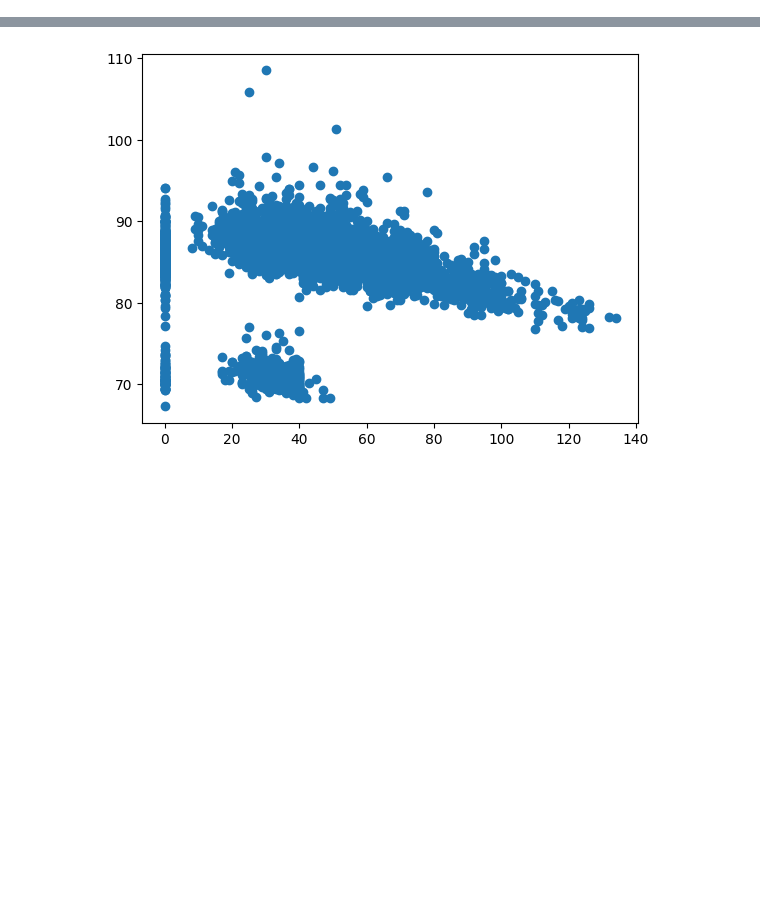
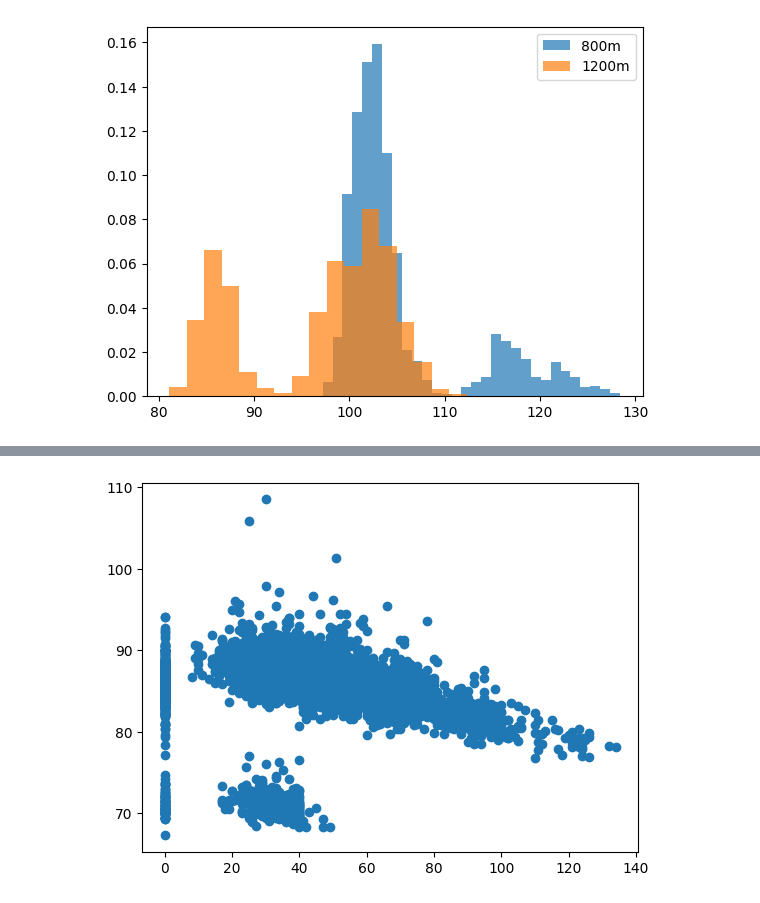
Before and after one commit to chomgid/HorceRacingPrediction2023, a Jupyter notebook: Jaehoon/edaedaeda.ipynb, the cells around one changed output, grey strips where cells are left out. Saved outputs shown, nothing was run; the diff lists cells and outputs as text; code cells hidden in the pictures; blank space fills up the shorter version.

```diff
--- a/Jaehoon/edaedaeda.ipynb
+++ b/Jaehoon/edaedaeda.ipynb
@@ -14,10 +30,10 @@ data['조교사위탁승률']=data['조교사위탁경주마1위승률']+data['
 data['체중변화']=data['체중증감']/(data['마체중']-data['체중증감'])
 
 
-data=data.drop(columns=['체중증감','조교사위탁경주마1위승률','조교사위탁경주마2위승률','기수통산1착승률','기수통산2착승률','기수최근1년간1착승률','기수최근1년간2착승률','조교사통산1착승률','조교사통산2착승률','조교사최근1년간1착승률','조교사최근1년간2착승률','horse_total_post1','horse_total_post2','horse_recent_post1','horse_recent_post2'])
+data=data.drop(columns=['풍향(16방위)','체중증감','조교사위탁경주마1위승률','조교사위탁경주마2위승률','기수통산1착승률','기수통산2착승률','기수최근1년간1착승률','기수최근1년간2착승률','조교사통산1착승률','조교사통산2착승률','조교사최근1년간1착승률','조교사최근1년간2착승률','horse_total_post1','horse_total_post2','horse_recent_post1','horse_recent_post2'])
 data=data.drop(columns=['Unnamed: 0','mom_rating','dad_rating','mom_total_in3','dad_total_in3','mom_total','dad_total','dad_post','mom_post'])
 data_test=data[data['경주일자']>=20220632]
-data=data[data['경주일자']<20220632]
+data_train=data[data['경주일자']<20220632]
 
 
 unique = data[["경주일자",	"경주번호"]].drop_duplicates()
@@ -59,3 +114,10 @@ data_1400=data[data['경주거리']==1400]
 data_1610=data[data['경주거리']==1610]
 data_1700=data[data['경주거리']==1700]
 data_1800=data[data['경주거리']==1800]
+# %%
+plt.hist(data_1400['경주기록(초)'],bins=30,label='800m',density=True,alpha=0.7)
+plt.hist(data_1200['경주기록(초)'],bins=20,label='1200m',density=True,alpha=0.7)
+plt.legend()
+plt.show()
+# %% [output]
+[figure, added]
```
Also changed, not shown: parts of 65 cells of this notebook.
